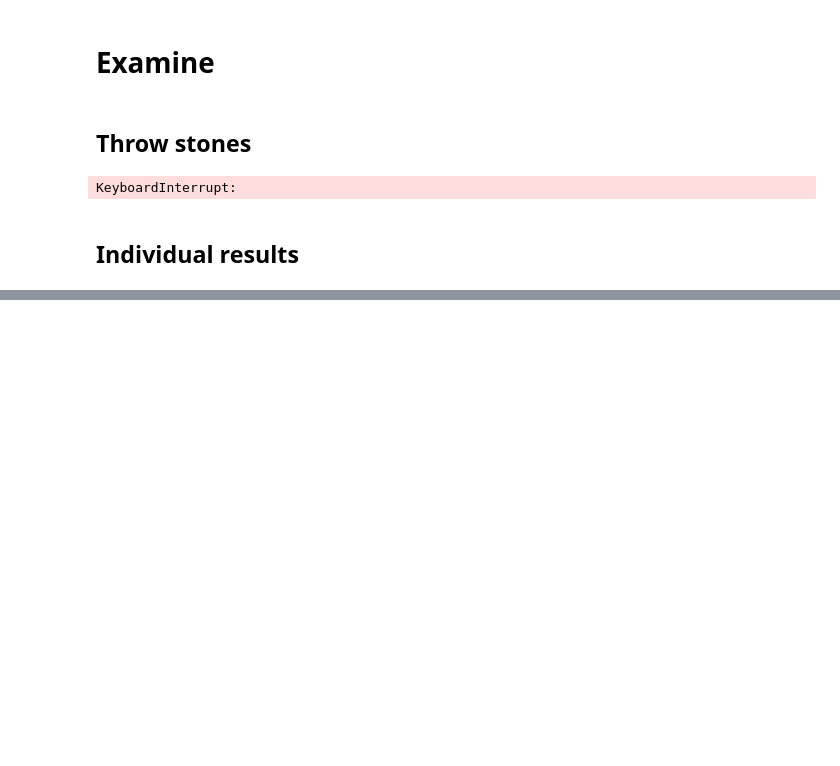
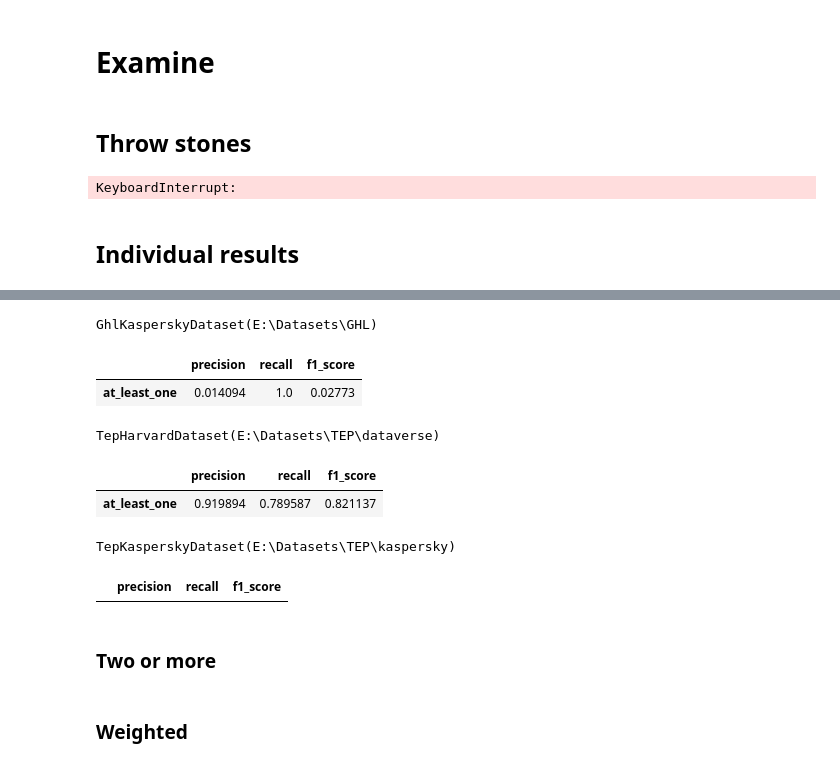
Before and after one commit to sau114/skillfactory_rds, a Jupyter notebook: module_final/91-watchmen-dress-rehearsal.ipynb, the cells around one changed output, grey strips where cells are left out. Drawn from its saved outputs; the diff is of its cells as text; code cells hidden in the pictures; blank space fills up the shorter version.

```diff
--- a/module_final/91-watchmen-dress-rehearsal.ipynb
+++ b/module_final/91-watchmen-dress-rehearsal.ipynb
@@ -139,0 +159,17 @@ exam_table = {d: pd.DataFrame(index=exam_index, columns=exam_metric) for d in da
+# %%
+for d in union_results:
+    print(d)
+    display(union_results[d])
+# %% [output]
+GhlKasperskyDataset(E:\Datasets\GHL)
+|  | precision | recall | f1_score |
+| at_least_one | 0.014094 | 1.0 | 0.02773 |
+TepHarvardDataset(E:\Datasets\TEP\dataverse)
+|  | precision | recall | f1_score |
+| at_least_one | 0.919894 | 0.789587 | 0.821137 |
+TepKasperskyDataset(E:\Datasets\TEP\kaspersky)
+|  | precision | recall | f1_score |
+# %% [markdown]
+### Two or more
+# %% [markdown]
+### Weighted
```
Also changed, not shown: parts of 10 cells of this notebook, 1 other file.
